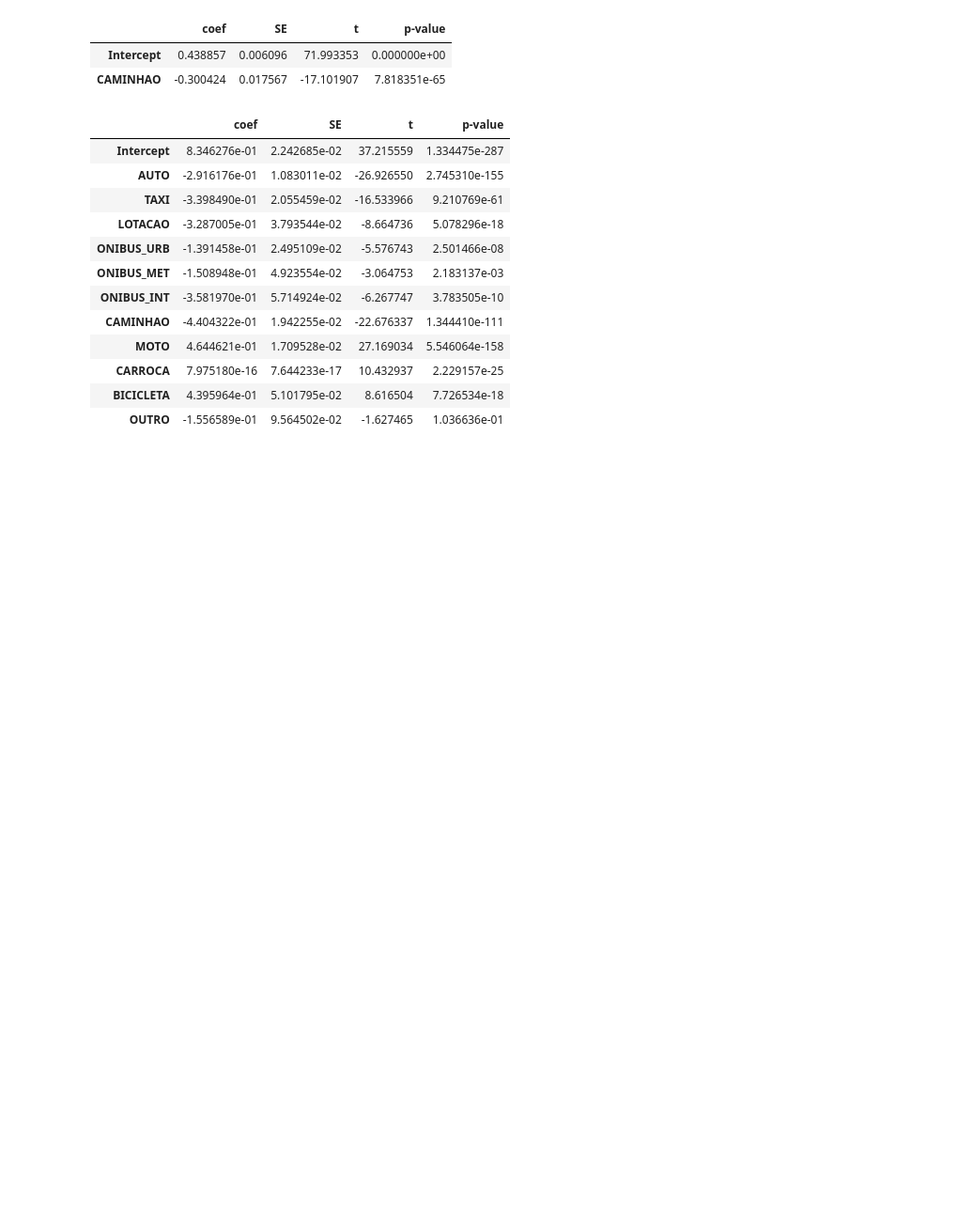
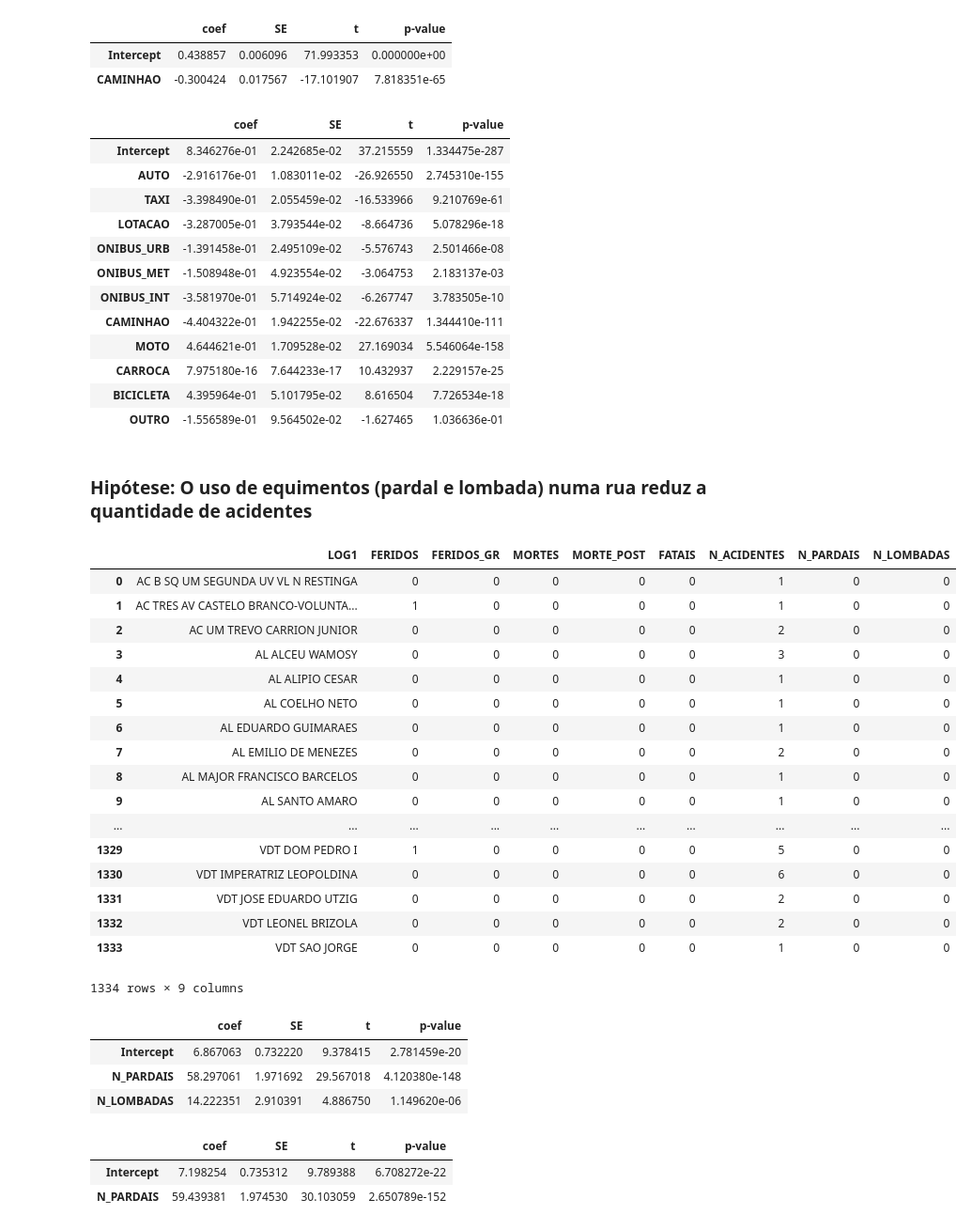
Before and after one commit to if1015-datascience-ufpe/2018-2-projeto-data-lords, a Jupyter notebook: project.ipynb, the cells around one changed output. Shown at 94% size. Drawn from its saved outputs; the diff is of its cells as text; code cells hidden in the pictures; blank space fills up the shorter version.

Commit message:
linear regression based in equipments

```diff
--- a/project.ipynb
+++ b/project.ipynb
@@ -1049,3 +1048,27 @@ pd.concat([result.params,result.bse,result.tvalues,result.pvalues],
 | CARROCA | 7.975180e-16 | 7.644233e-17 | 10.432937 | 2.229157e-25 |
 | BICICLETA | 4.395964e-01 | 5.101795e-02 | 8.616504 | 7.726534e-18 |
 | OUTRO | -1.556589e-01 | 9.564502e-02 | -1.627465 | 1.036636e-01 |
+# %% [markdown]
+### Hipótese: O uso de equimentos (pardal e lombada) numa rua reduz a quantidade de acidentes
+# %%
+acidentes_equip_df = pd.read_csv('data/acidentesContadorEquip.csv')
+acidentes_equip_df
+# %% [output]
+|  | LOG1 | FERIDOS | FERIDOS_GR | MORTES | MORTE_POST | FATAIS | N_ACIDENTES | N_PARDAIS | N_LOMBADAS |
+| 0 | AC B SQ UM SEGUNDA UV VL N RESTINGA | 0 | 0 | 0 | 0 | 0 | 1 | 0 | 0 |
+| 1 | AC TRES AV CASTELO BRANCO-VOLUNTA... | 1 | 0 | 0 | 0 | 0 | 1 | 0 | 0 |
+| 2 | AC UM TREVO CARRION JUNIOR | 0 | 0 | 0 | 0 | 0 | 2 | 0 | 0 |
+| 3 | AL ALCEU WAMOSY | 0 | 0 | 0 | 0 | 0 | 3 | 0 | 0 |
+| 4 | AL ALIPIO CESAR | 0 | 0 | 0 | 0 | 0 | 1 | 0 | 0 |
+| 5 | AL COELHO NETO | 0 | 0 | 0 | 0 | 0 | 1 | 0 | 0 |
+| 6 | AL EDUARDO GUIMARAES | 0 | 0 | 0 | 0 | 0 | 1 | 0 | 0 |
+| 7 | AL EMILIO DE MENEZES | 0 | 0 | 0 | 0 | 0 | 2 | 0 | 0 |
+| 8 | AL MAJOR FRANCISCO BARCELOS | 0 | 0 | 0 | 0 | 0 | 1 | 0 | 0 |
+| 9 | AL SANTO AMARO | 0 | 0 | 0 | 0 | 0 | 1 | 0 | 0 |
+| ... | ... | ... | ... | ... | ... | ... | ... | ... | ... |
+| 1329 | VDT DOM PEDRO I | 1 | 0 | 0 | 0 | 0 | 5 | 0 | 0 |
+| 1330 | VDT IMPERATRIZ LEOPOLDINA | 0 | 0 | 0 | 0 | 0 | 6 | 0 | 0 |
+| 1331 | VDT JOSE EDUARDO UTZIG | 0 | 0 | 0 | 0 | 0 | 2 | 0 | 0 |
+| 1332 | VDT LEONEL BRIZOLA | 0 | 0 | 0 | 0 | 0 | 2 | 0 | 0 |
+| 1333 | VDT SAO JORGE | 0 | 0 | 0 | 0 | 0 | 1 | 0 | 0 |
+1334 rows × 9 columns
@@ -1051,0 +1078,17 @@ pd.concat([result.params,result.bse,result.tvalues,result.pvalues],
+# %%
+pd.concat([result.params,result.bse,result.tvalues,result.pvalues],
+          axis=1, keys=['coef','SE','t','p-value'])
+# %% [output]
+|  | coef | SE | t | p-value |
+| Intercept | 6.867063 | 0.732220 | 9.378415 | 2.781459e-20 |
+| N_PARDAIS | 58.297061 | 1.971692 | 29.567018 | 4.120380e-148 |
+| N_LOMBADAS | 14.222351 | 2.910391 | 4.886750 | 1.149620e-06 |
+# %%
+model = smf.ols("N_ACIDENTES ~ N_PARDAIS",data=acidentes_equip_df)
+result = model.fit()
+pd.concat([result.params,result.bse,result.tvalues,result.pvalues],
+          axis=1, keys=['coef','SE','t','p-value'])
+# %% [output]
+|  | coef | SE | t | p-value |
+| Intercept | 7.198254 | 0.735312 | 9.789388 | 6.708272e-22 |
+| N_PARDAIS | 59.439381 | 1.974530 | 30.103059 | 2.650789e-152 |
```
Also changed, not shown: parts of 9 cells of this notebook.
